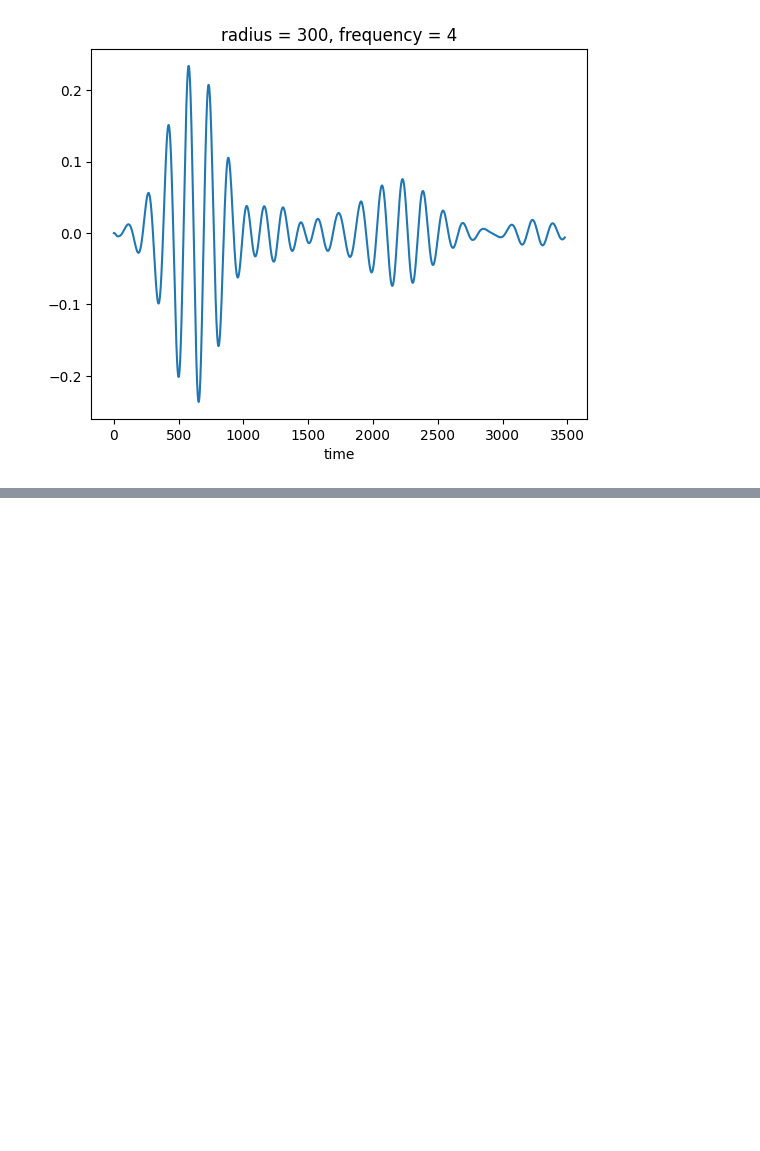
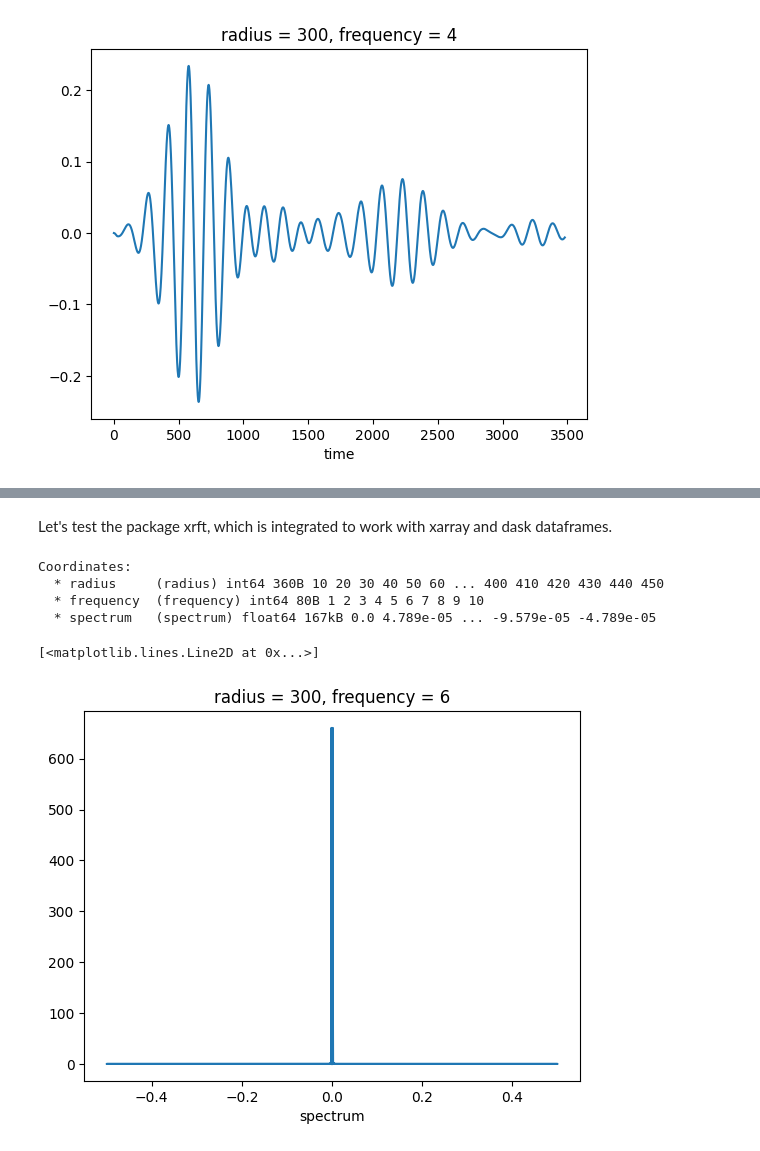
Before and after one commit to danielecampli-unitrento/hdsc, a Jupyter notebook: etl.ipynb, the cells around one changed output, grey strips where cells are left out. Drawn from its saved outputs; the diff is of its cells as text; code cells hidden in the pictures; blank space fills up the shorter version.

```diff
--- a/etl.ipynb
+++ b/etl.ipynb
@@ -137,0 +174,26 @@ dataset.sel(radius=300, frequency=4).plot()
+# %% [markdown]
+Let's test the package xrft, which is integrated to work with xarray and dask dataframes.
+# %%
+fhrr_dataset = xrft.fft(
+    augmented_dataset,
+    dim='time',           # dimension to transform
+    shift=False,          # no shift of zero-frequency component to center
+    real_transform=True   # optimized real‑to‑complex transform
+)
+
+# Rename the default xrft coordinate 'freq_*' to custom coordinate identifier
+fhrr_dataset = fhrr_dataset.rename({'freq_time': 'spectrum'})
+
+# Inspect resulting coordinates
+print(fhrr_dataset.coords)
+
+# Simple test: if we select an arbitrary frequency, independently from the radius, we should get a single spike, since the signal varies only its amplitude, not its frequency response. Let's make a test to verify it.
+fhrr_test = np.abs(fhrr_dataset.sel(radius=300, frequency=6))
+fhrr_test.plot(x="spectrum")
+# %% [output]
+Coordinates:
+  * radius     (radius) int64 360B 10 20 30 40 50 60 ... 400 410 420 430 440 450
+  * frequency  (frequency) int64 80B 1 2 3 4 5 6 7 8 9 10
+  * spectrum   (spectrum) float64 167kB 0.0 4.789e-05 ... -9.579e-05 -4.789e-05
+[<matplotlib.lines.Line2D at 0x...>]
+[figure, added]
```
Also changed, not shown: parts of 6 cells of this notebook, 6 other files.
